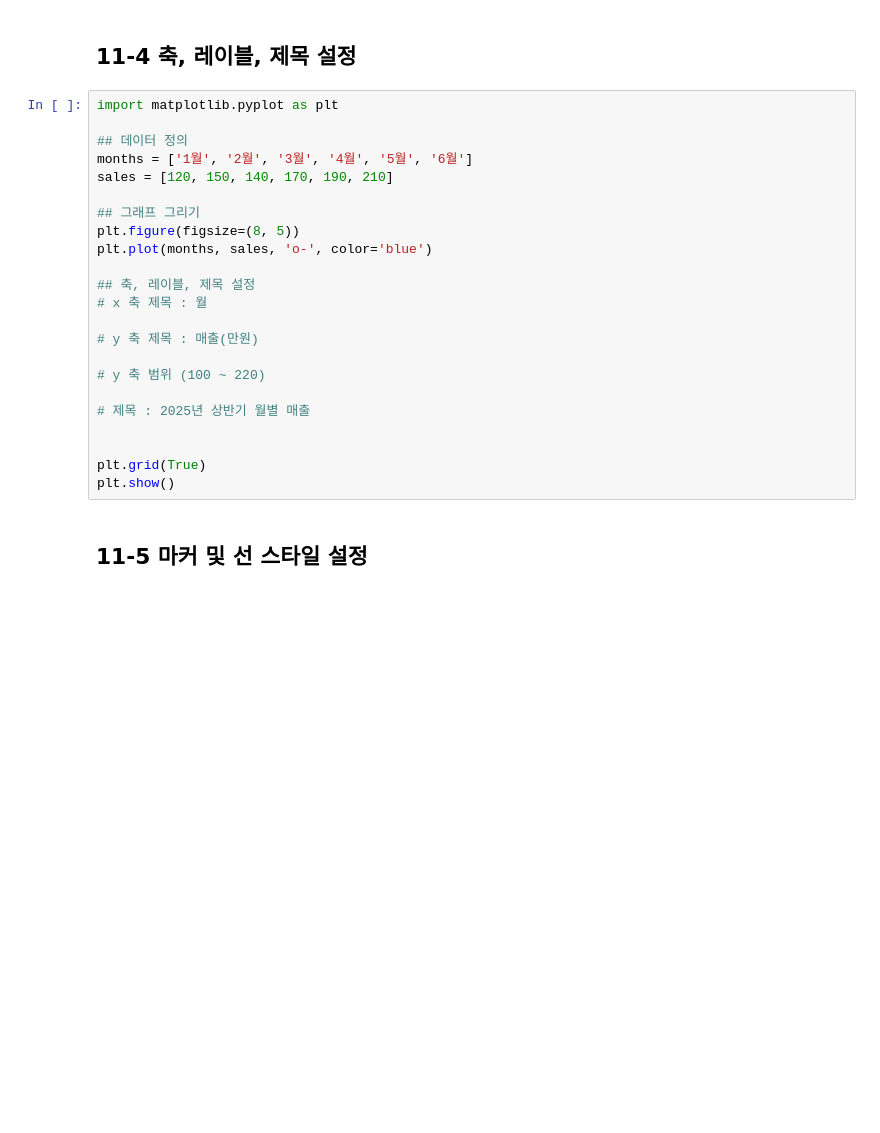
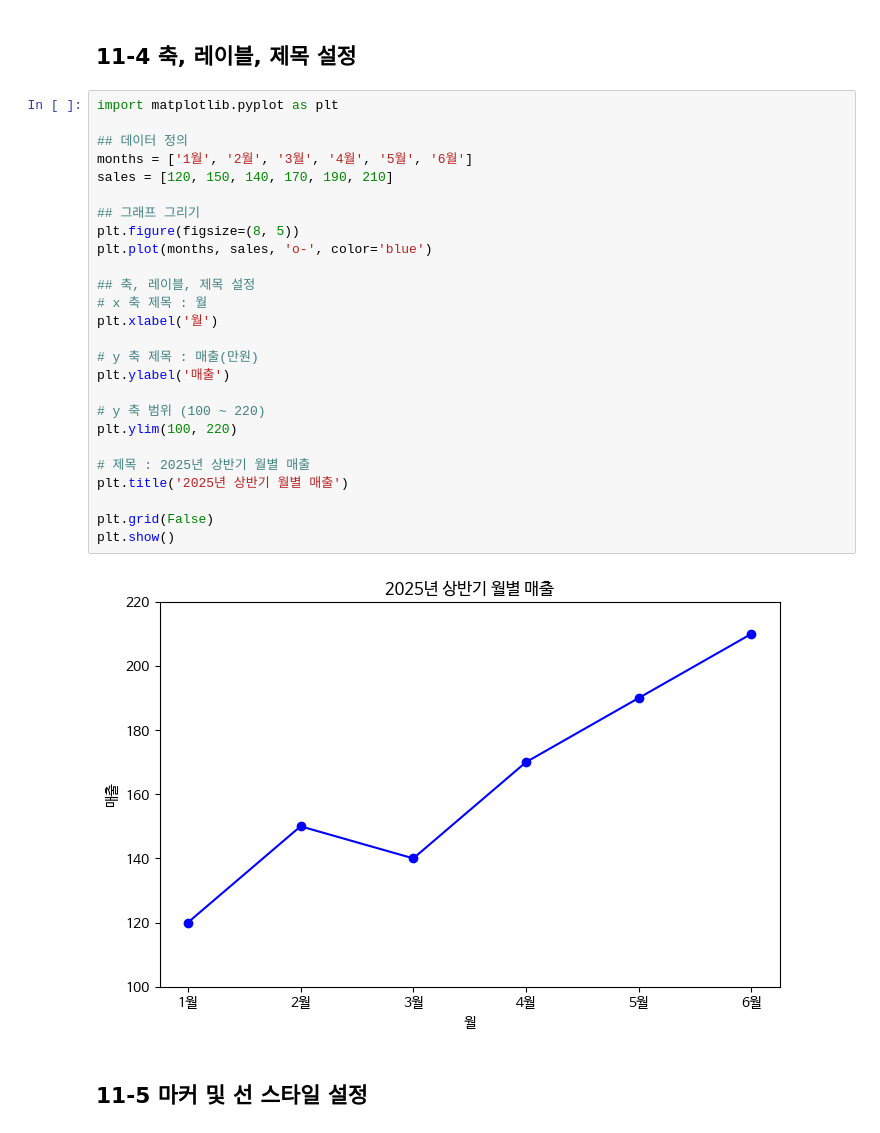
Before and after one commit to khkim82004-star/Data-Analysis-with-Open-Source, a Jupyter notebook: 오픈소스_데이터_분석_11강.ipynb, the cells around one changed output. Drawn from its saved outputs; the diff is of its cells as text; blank space fills up the shorter version.

```diff
--- a/오픈소스_데이터_분석_11강.ipynb
+++ b/오픈소스_데이터_분석_11강.ipynb
@@ -82,26 +86,31 @@ plt.show()
 # %%
 import matplotlib.pyplot as plt
 
 ## 데이터 정의
 months = ['1월', '2월', '3월', '4월', '5월', '6월']
 sales = [120, 150, 140, 170, 190, 210]
 
 ## 그래프 그리기
 plt.figure(figsize=(8, 5))
 plt.plot(months, sales, 'o-', color='blue')
 
 ## 축, 레이블, 제목 설정
 # x 축 제목 : 월
+plt.xlabel('월')
 
 # y 축 제목 : 매출(만원)
+plt.ylabel('매출')
 
 # y 축 범위 (100 ~ 220)
+plt.ylim(100, 220)
 
 # 제목 : 2025년 상반기 월별 매출
+plt.title('2025년 상반기 월별 매출')
 
-
-plt.grid(True)
+plt.grid(False)
 plt.show()
+# %% [output]
+[figure, added]
 # %% [markdown]
 ## 11-5 마커 및 선 스타일 설정
 # %%
```
Also changed, not shown: parts of 8 cells of this notebook.
